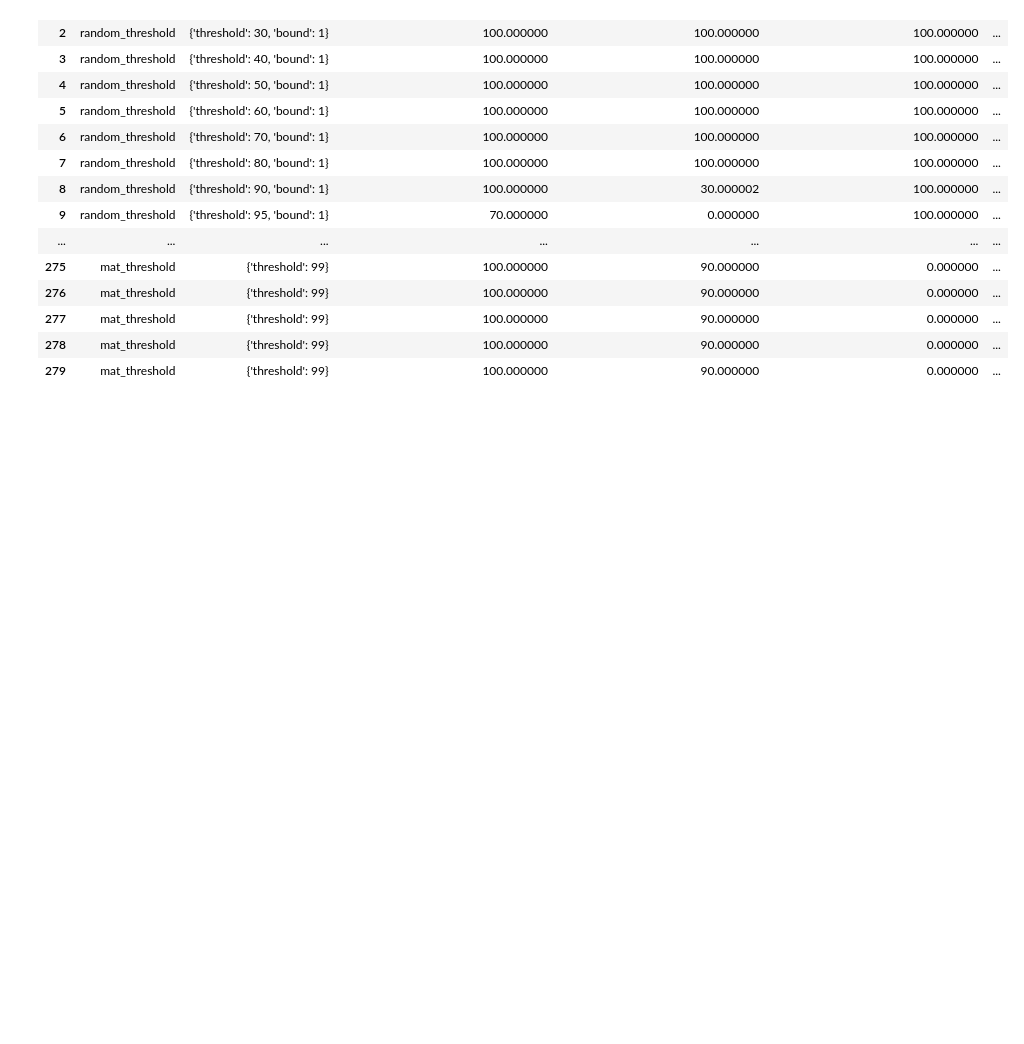
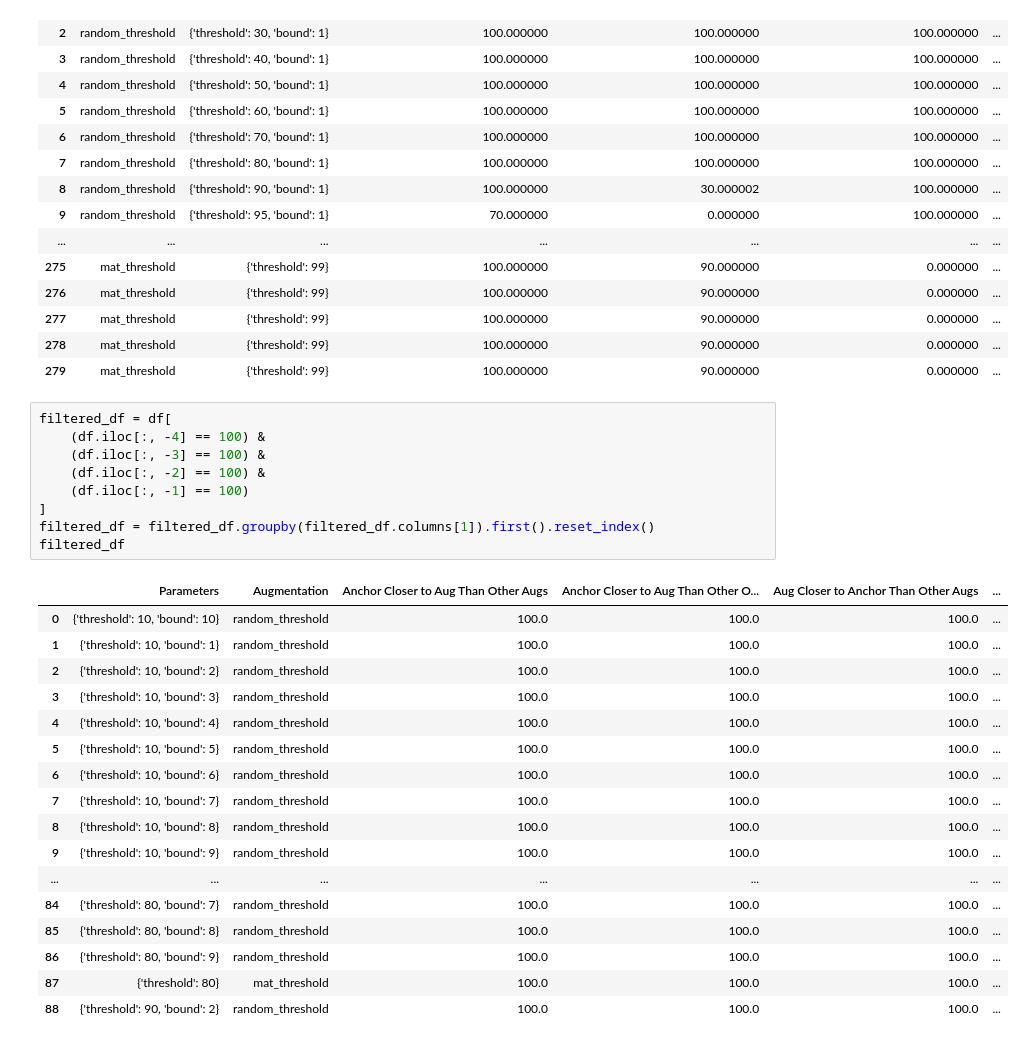
Before and after one commit to victoris93/contrastive-reg, a Jupyter notebook: aug_eval.ipynb, the cells around one changed output. Cells and saved outputs as stored; diff of their text form; blank space fills up the shorter version.

Commit message:
selecting best augmentations

```diff
--- a/aug_eval.ipynb
+++ b/aug_eval.ipynb
@@ -153,3 +153,30 @@ df
 | 277 | mat_threshold | {'threshold': 99} | 100.000000 | 90.000000 | 0.000000 | ... |
 | 278 | mat_threshold | {'threshold': 99} | 100.000000 | 90.000000 | 0.000000 | ... |
 | 279 | mat_threshold | {'threshold': 99} | 100.000000 | 90.000000 | 0.000000 | ... |
+# %%
+filtered_df = df[
+    (df.iloc[:, -4] == 100) &
+    (df.iloc[:, -3] == 100) &
+    (df.iloc[:, -2] == 100) &
+    (df.iloc[:, -1] == 100)
+]
+filtered_df = filtered_df.groupby(filtered_df.columns[1]).first().reset_index()
+filtered_df
+# %% [output]
+|  | Parameters | Augmentation | Anchor Closer to Aug Than Other Augs | Anchor Closer to Aug Than Other O... | Aug Closer to Anchor Than Other Augs | ... |
+| 0 | {'threshold': 10, 'bound': 10} | random_threshold | 100.0 | 100.0 | 100.0 | ... |
+| 1 | {'threshold': 10, 'bound': 1} | random_threshold | 100.0 | 100.0 | 100.0 | ... |
+| 2 | {'threshold': 10, 'bound': 2} | random_threshold | 100.0 | 100.0 | 100.0 | ... |
+| 3 | {'threshold': 10, 'bound': 3} | random_threshold | 100.0 | 100.0 | 100.0 | ... |
+| 4 | {'threshold': 10, 'bound': 4} | random_threshold | 100.0 | 100.0 | 100.0 | ... |
+| 5 | {'threshold': 10, 'bound': 5} | random_threshold | 100.0 | 100.0 | 100.0 | ... |
+| 6 | {'threshold': 10, 'bound': 6} | random_threshold | 100.0 | 100.0 | 100.0 | ... |
+| 7 | {'threshold': 10, 'bound': 7} | random_threshold | 100.0 | 100.0 | 100.0 | ... |
+| 8 | {'threshold': 10, 'bound': 8} | random_threshold | 100.0 | 100.0 | 100.0 | ... |
+| 9 | {'threshold': 10, 'bound': 9} | random_threshold | 100.0 | 100.0 | 100.0 | ... |
+| ... | ... | ... | ... | ... | ... | ... |
+| 84 | {'threshold': 80, 'bound': 7} | random_threshold | 100.0 | 100.0 | 100.0 | ... |
+| 85 | {'threshold': 80, 'bound': 8} | random_threshold | 100.0 | 100.0 | 100.0 | ... |
+| 86 | {'threshold': 80, 'bound': 9} | random_threshold | 100.0 | 100.0 | 100.0 | ... |
+| 87 | {'threshold': 80} | mat_threshold | 100.0 | 100.0 | 100.0 | ... |
+| 88 | {'threshold': 90, 'bound': 2} | random_threshold | 100.0 | 100.0 | 100.0 | ... |
```
